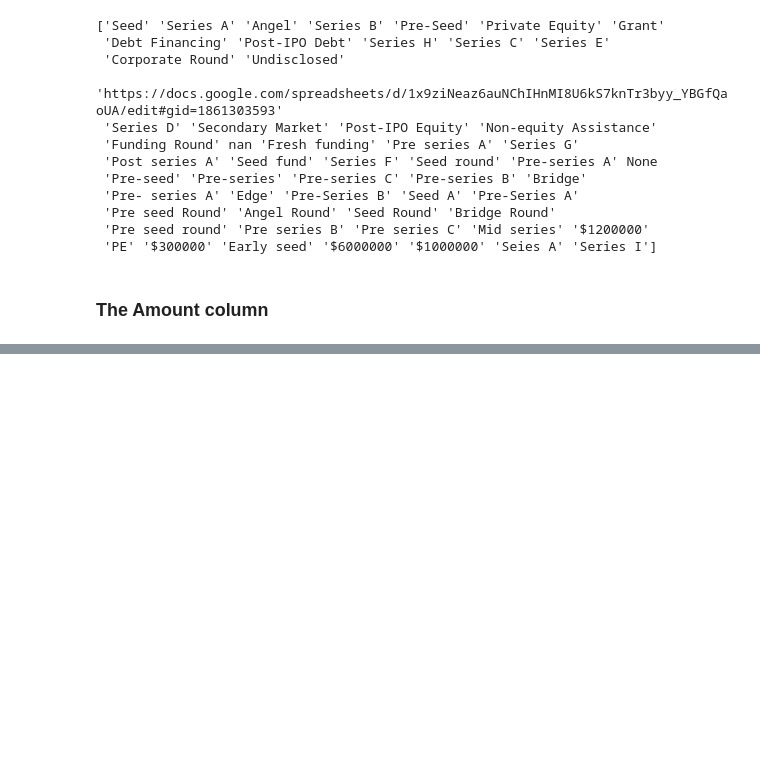
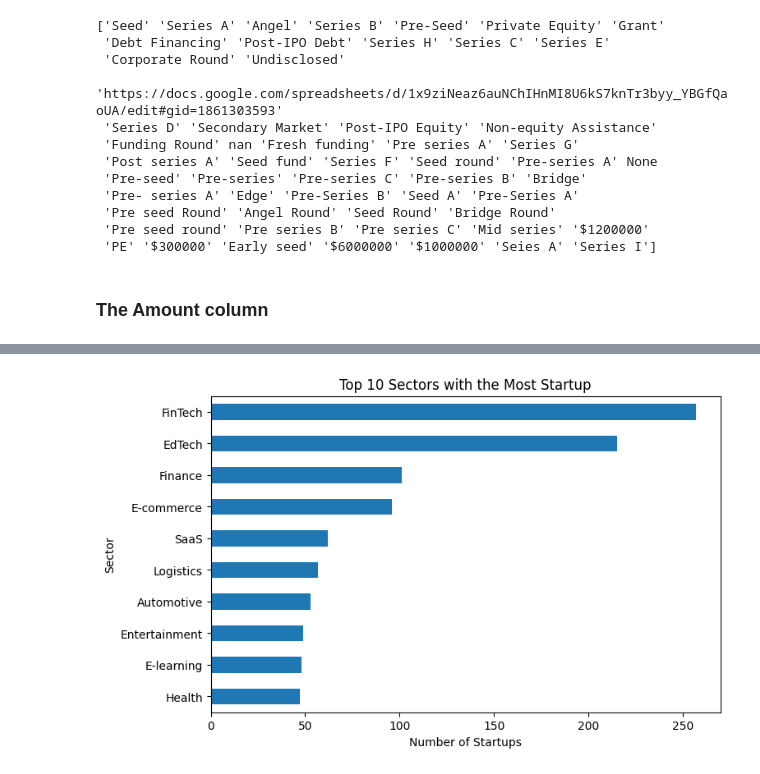
Before and after one commit to lizjelimo/LP1-2, a Jupyter notebook: notebooks/main.ipynb, the cells around one changed output, grey strips where cells are left out. Saved outputs shown, nothing was run; the diff lists cells and outputs as text; code cells hidden in the pictures; blank space fills up the shorter version.

```diff
--- a/notebooks/main.ipynb
+++ b/notebooks/main.ipynb
@@ -349,0 +704,12 @@ merged_data['Stage'].replace(values_to_replace, np.nan, inplace=True)
+# %%
+# check the top 10 cities with the most startups
+Top_ten_sectors = merged_data['Sector'].value_counts().head(10)
+
+# plot a bar chart to show the top 10 sectors with the most number of startups
+plt.figure(figsize=(8, 5))
+Top_ten_sectors.sort_values().plot(kind='barh')
+plt.title('Top 10 Sectors with the Most Startup')
+plt.xlabel('Number of Startups')
+plt.ylabel('Sector');
+# %% [output]
+[figure, added]
```
Also changed, not shown: parts of 28 cells of this notebook.
